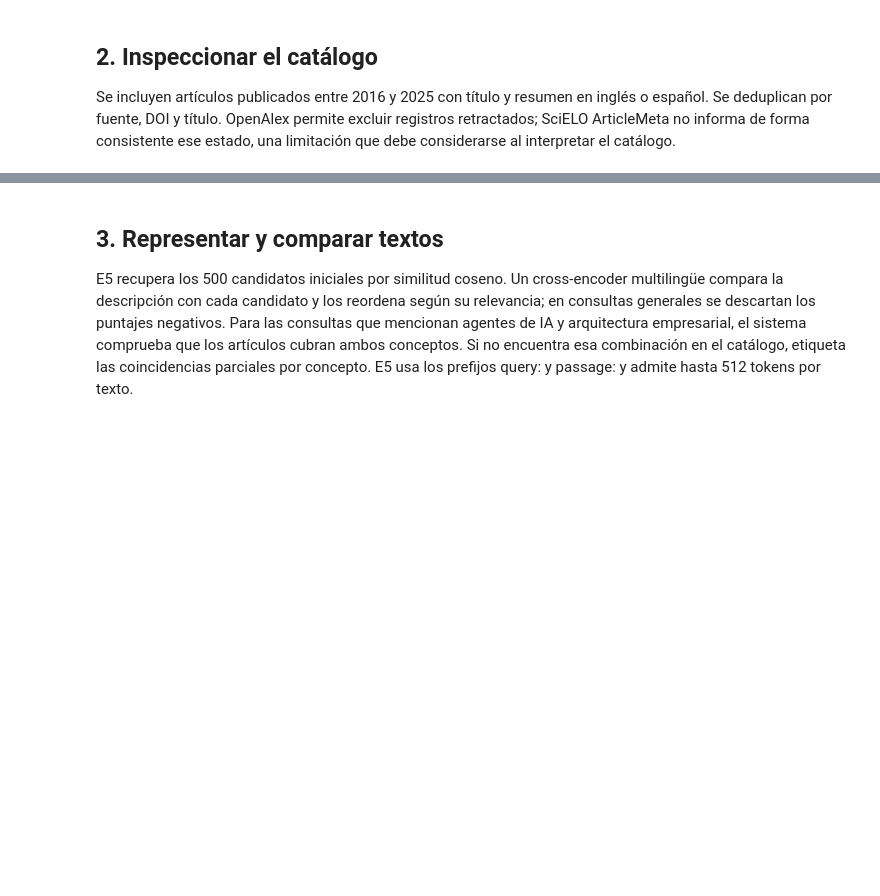
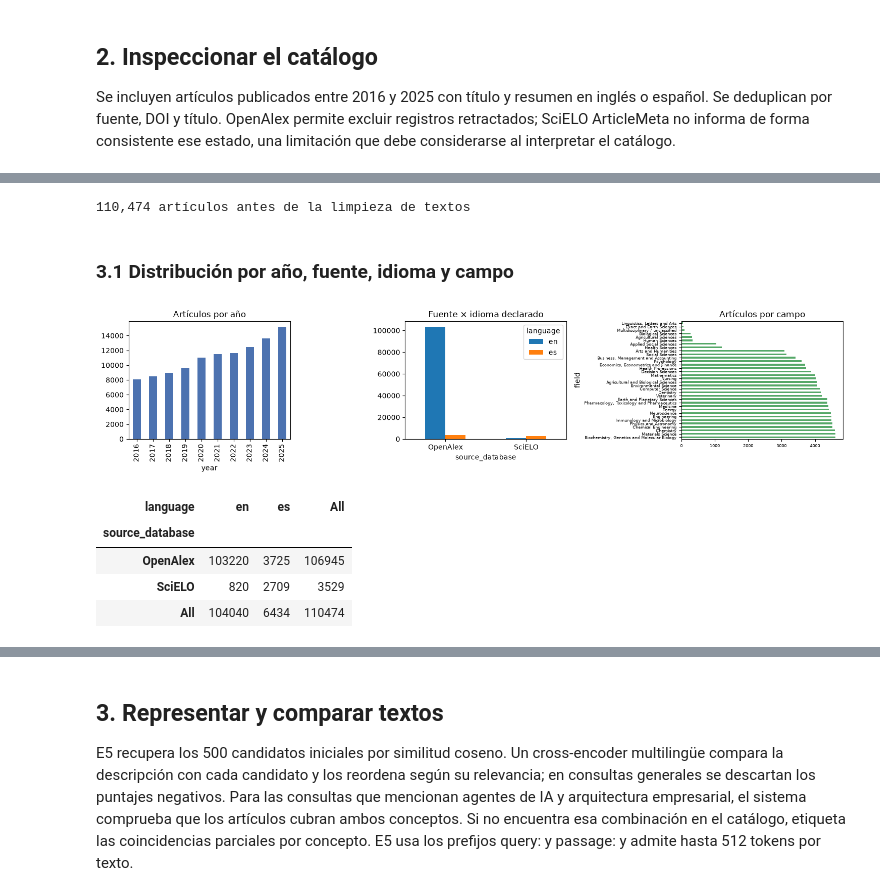
Before and after one commit to Sebas41/SistemaRecomendador, a Jupyter notebook: notebooks/01_recomendador_explicado.ipynb, the cells around one changed output, grey strips where cells are left out. Saved outputs shown, nothing was run; the diff lists cells and outputs as text; code cells hidden in the pictures; blank space fills up the shorter version.

```diff
--- a/notebooks/01_recomendador_explicado.ipynb
+++ b/notebooks/01_recomendador_explicado.ipynb
@@ -31,0 +58,24 @@ if CATALOG.exists():
+# %%
+import re
+import matplotlib.pyplot as plt
+from sisreco.catalog import load_catalog_before_text_cleaning
+eda = load_catalog_before_text_cleaning()
+print(f'{len(eda):,} artículos antes de la limpieza de textos')
+# %% [output]
+110,474 artículos antes de la limpieza de textos
+# %% [markdown]
+### 3.1 Distribución por año, fuente, idioma y campo
+# %%
+fig, axes = plt.subplots(1, 3, figsize=(15, 3.5))
+eda['year'].value_counts().sort_index().plot.bar(ax=axes[0], title='Artículos por año', color='#4C72B0')
+pd.crosstab(eda['source_database'], eda['language']).plot.bar(ax=axes[1], title='Fuente × idioma declarado', rot=0)
+eda['field'].value_counts().plot.barh(ax=axes[2], title='Artículos por campo', fontsize=6, color='#55A868')
+plt.tight_layout(); plt.show()
+display(pd.crosstab(eda['source_database'], eda['language'], margins=True))
+# %% [output]
+[figure, added]
+| language | en | es | All |
+| source_database |  |  |  |
+| OpenAlex | 103220 | 3725 | 106945 |
+| SciELO | 820 | 2709 | 3529 |
+| All | 104040 | 6434 | 110474 |
```
Also changed, not shown: parts of 20 cells of this notebook, 17 other files.
